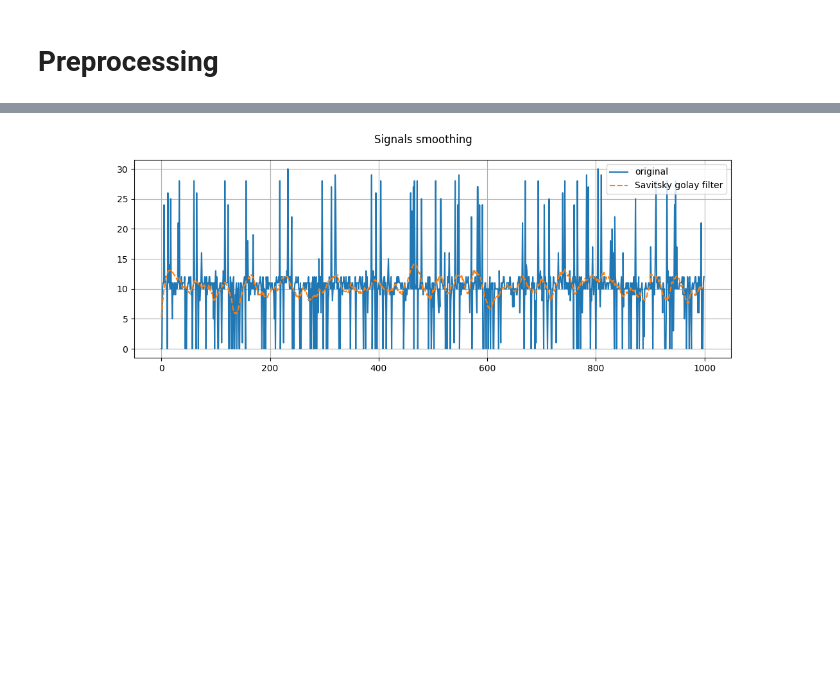
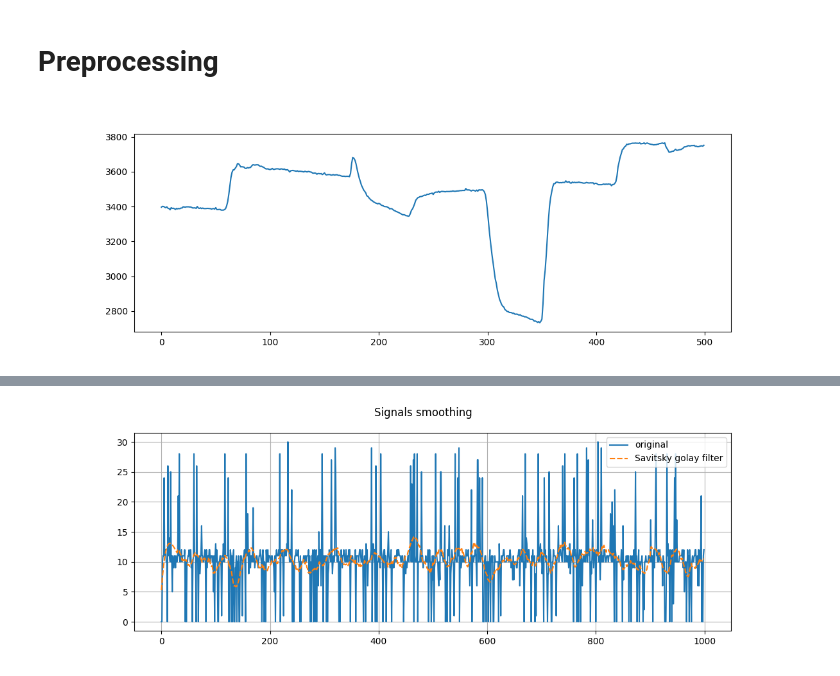
Before and after one commit to Internship-moto/Gestures_3, a Jupyter notebook: notebooks/Gestures_2.ipynb, the cells around one changed output, grey strips where cells are left out. Drawn from its saved outputs; the diff is of its cells as text; code cells hidden in the pictures; blank space fills up the shorter version.

```diff
--- a/notebooks/Gestures_2.ipynb
+++ b/notebooks/Gestures_2.ipynb
@@ -400,3 +398,10 @@ get_signals_plot(X_train_raw, y_train, 'Protocol gestures')
 #get_signals_plot(X_free, y_free, 'Free signals')
 # %% [markdown]
 # Preprocessing
+# %%
+signal = X_train_raw[1000:1500,3]
+fig, ax = plt.subplots(1, 1, figsize=(12, 4))
+plt.plot(signal)
+plt.show()
+# %% [output]
+[figure, added]
```
Also changed, not shown: parts of 12 cells of this notebook.
